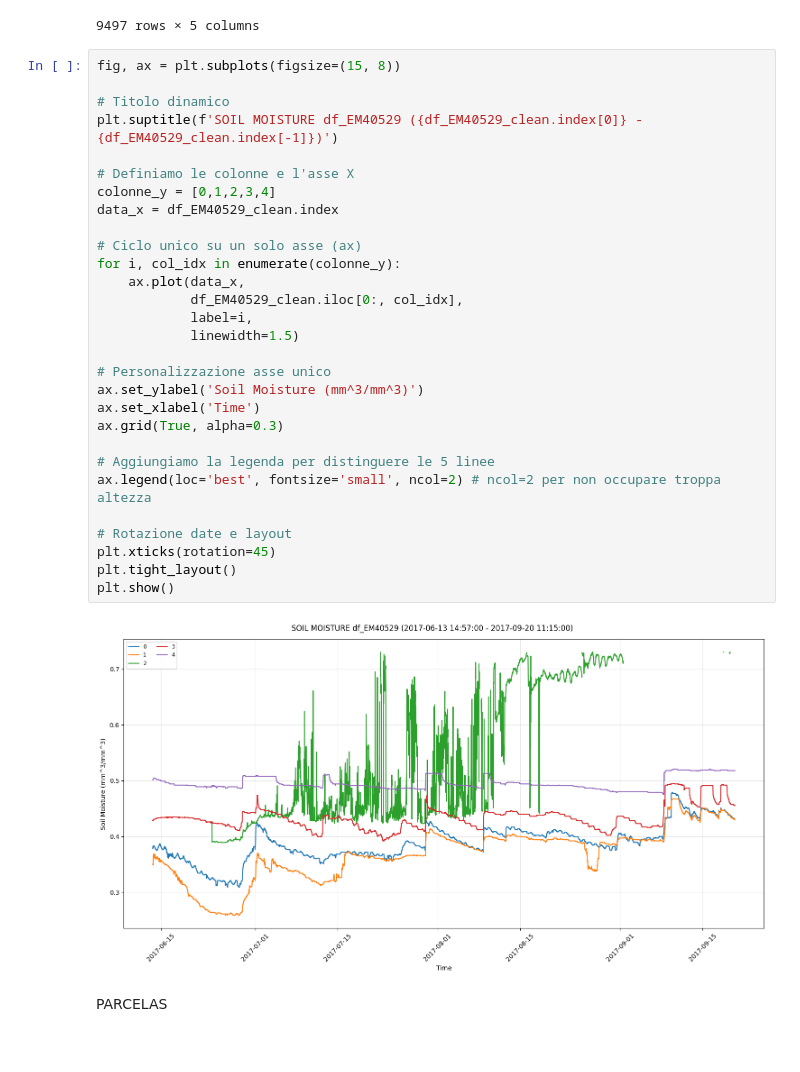
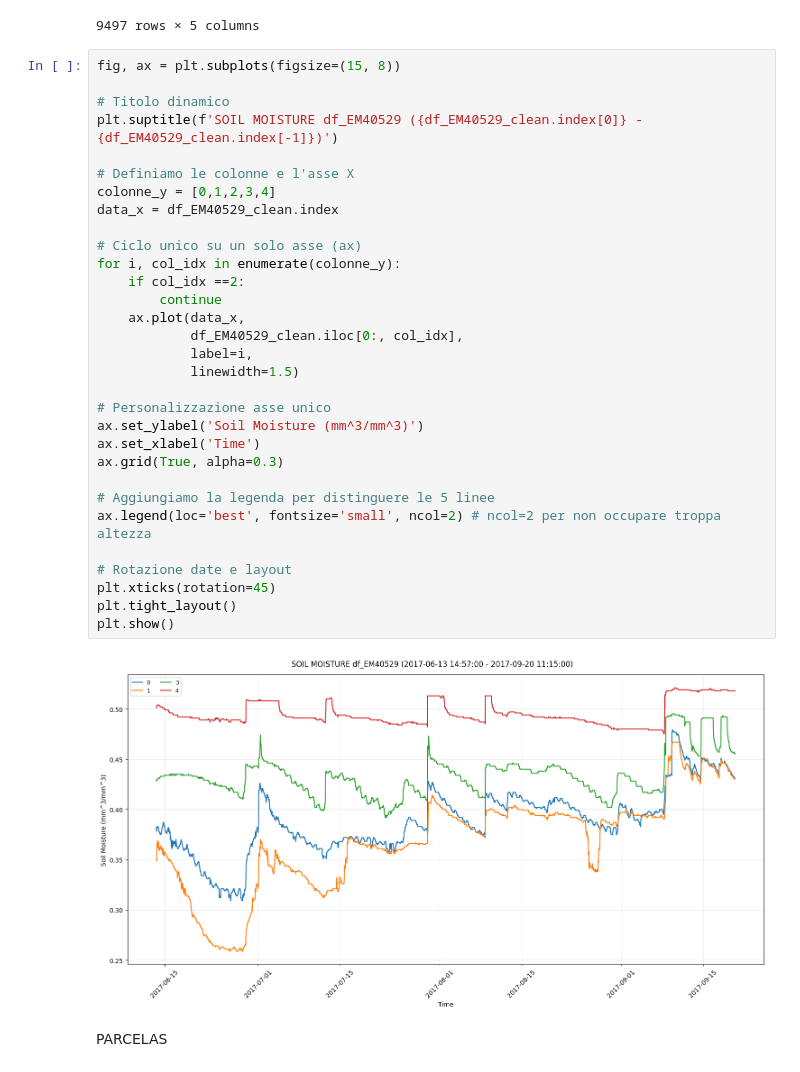
Before and after one commit to cFr4nk/Tesi_SAR_Analysis, a Jupyter notebook: App_1.ipynb, the cells around one changed output. Cells and saved outputs as stored; diff of their text form.

```diff
--- a/App_1.ipynb
+++ b/App_1.ipynb
@@ -236,34 +236,36 @@ display(df_EM40529_clean)
 # %%
 fig, ax = plt.subplots(figsize=(15, 8))
 
 # Titolo dinamico
 plt.suptitle(f'SOIL MOISTURE df_EM40529 ({df_EM40529_clean.index[0]} - {df_EM40529_clean.index[-1]})')
 
 # Definiamo le colonne e l'asse X
 colonne_y = [0,1,2,3,4]
 data_x = df_EM40529_clean.index
 
 # Ciclo unico su un solo asse (ax)
 for i, col_idx in enumerate(colonne_y):
+    if col_idx ==2:
+        continue
     ax.plot(data_x,
             df_EM40529_clean.iloc[0:, col_idx],
             label=i,
             linewidth=1.5)
 
 # Personalizzazione asse unico
 ax.set_ylabel('Soil Moisture (mm^3/mm^3)')
 ax.set_xlabel('Time')
 ax.grid(True, alpha=0.3)
 
 # Aggiungiamo la legenda per distinguere le 5 linee
 ax.legend(loc='best', fontsize='small', ncol=2) # ncol=2 per non occupare troppa altezza
 
 # Rotazione date e layout
 plt.xticks(rotation=45)
 plt.tight_layout()
 plt.show()
 # %% [output]
-[figure, old version]
+[figure, new version]
 # %% [markdown]
 PARCELAS
 # %% [markdown]
```
Also changed, not shown: 2 other files.
